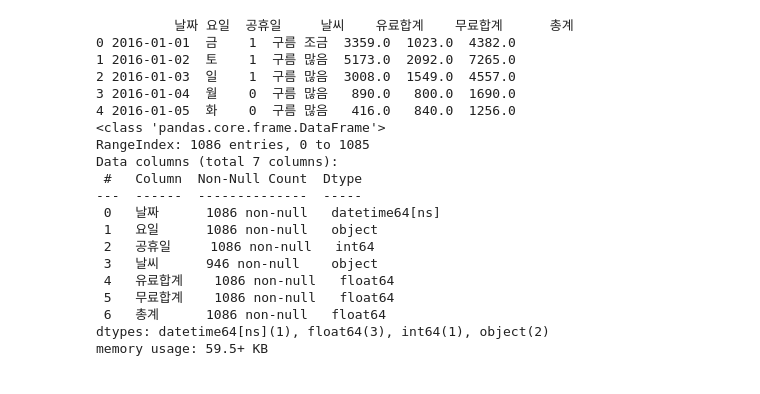
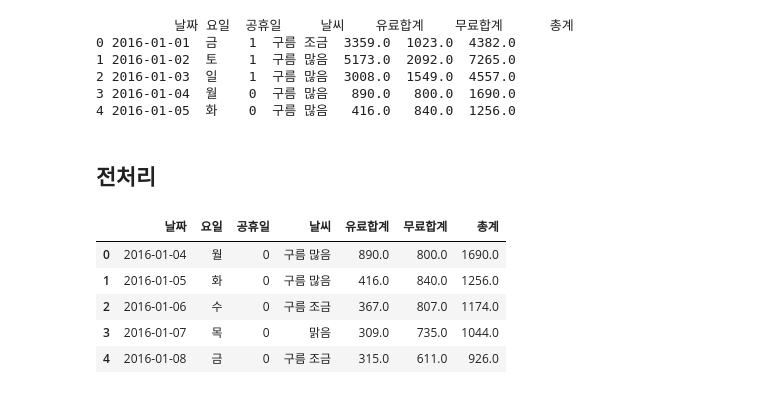
Before and after one commit to jpjun8/C3cube, a Jupyter notebook: DA_Nocode/seoul/seoul.ipynb, the cells around one changed output. Saved outputs shown, nothing was run; the diff lists cells and outputs as text; code cells hidden in the pictures.

```diff
--- a/DA_Nocode/seoul/seoul.ipynb
+++ b/DA_Nocode/seoul/seoul.ipynb
@@ -15,21 +22,22 @@ warnings.filterwarnings('ignore')
 
 colors = ['#e6194b', '#3cb44b', '#ffe119', '#4363d8', '#f58231', '#911eb4', '#46f0f0', '#f032e6', '#bcf60c', '#fabebe', '#008080', '#e6beff', '#9a6324', '#fffac8', '#800000', '#aaffc3', '#808000', '#ffd8b1', '#000075', '#808080', '#ffffff', '#000000']
 # %%
-df = pd.read_csv("./seoul.csv")
+# 전처리
+df = pd.read_csv("./seoul.csv") # 원본은 Seoul_Park.csv
 
 df['날짜'] = pd.to_datetime(df['날짜'])
 
-df['유료합계'] = df['유료합계'].str.replace(',','')
+# df['유료합계'] = df['유료합계'].str.replace(',','')
 df['유료합계'] = df['유료합계'].astype(float)
 
-df['무료합계'] = df['무료합계'].str.replace(',','')
+# df['무료합계'] = df['무료합계'].str.replace(',','')
 df['무료합계'] = df['무료합계'].astype(float)
 
-df['총계'] = df['총계'].str.replace(',','')
+# df['총계'] = df['총계'].str.replace(',','')
 df['총계'] = df['총계'].astype(float)
 
 print(df.head())
-df.info()
+# df.info()
 # %% [output]
           날짜 요일  공휴일     날씨    유료합계    무료합계      총계
 0 2016-01-01  금    1  구름 조금  3359.0  1023.0  4382.0
@@ -37,17 +45,3 @@ df.info()
 2 2016-01-03  일    1  구름 많음  3008.0  1549.0  4557.0
 3 2016-01-04  월    0  구름 많음   890.0   800.0  1690.0
 4 2016-01-05  화    0  구름 많음   416.0   840.0  1256.0
-<class 'pandas.core.frame.DataFrame'>
-RangeIndex: 1086 entries, 0 to 1085
-Data columns (total 7 columns):
- #   Column  Non-Null Count  Dtype
----  ------  --------------  -----
- 0   날짜      1086 non-null   datetime64[ns]
- 1   요일      1086 non-null   object
- 2   공휴일     1086 non-null   int64
- 3   날씨      946 non-null    object
- 4   유료합계    1086 non-null   float64
- 5   무료합계    1086 non-null   float64
- 6   총계      1086 non-null   float64
-dtypes: datetime64[ns](1), float64(3), int64(1), object(2)
-memory usage: 59.5+ KB
@@ -53,0 +51,21 @@ memory usage: 59.5+ KB
+# %% [markdown]
+## 전처리
+# %%
+x = df[:3]
+# x.info()
+
+df = df.drop([0, 1, 2])
+# print(x.head())
+# print(y.head())
+
+df = df.append(x, ignore_index=True)
+# print(df.info())
+# print(df.tail())
+df.head()
+# %% [output]
+|  | 날짜 | 요일 | 공휴일 | 날씨 | 유료합계 | 무료합계 | 총계 |
+| 0 | 2016-01-04 | 월 | 0 | 구름 많음 | 890.0 | 800.0 | 1690.0 |
+| 1 | 2016-01-05 | 화 | 0 | 구름 많음 | 416.0 | 840.0 | 1256.0 |
+| 2 | 2016-01-06 | 수 | 0 | 구름 조금 | 367.0 | 807.0 | 1174.0 |
+| 3 | 2016-01-07 | 목 | 0 | 맑음 | 309.0 | 735.0 | 1044.0 |
+| 4 | 2016-01-08 | 금 | 0 | 구름 조금 | 315.0 | 611.0 | 926.0 |
```
Also changed, not shown: parts of 14 cells of this notebook, 17 other files.
